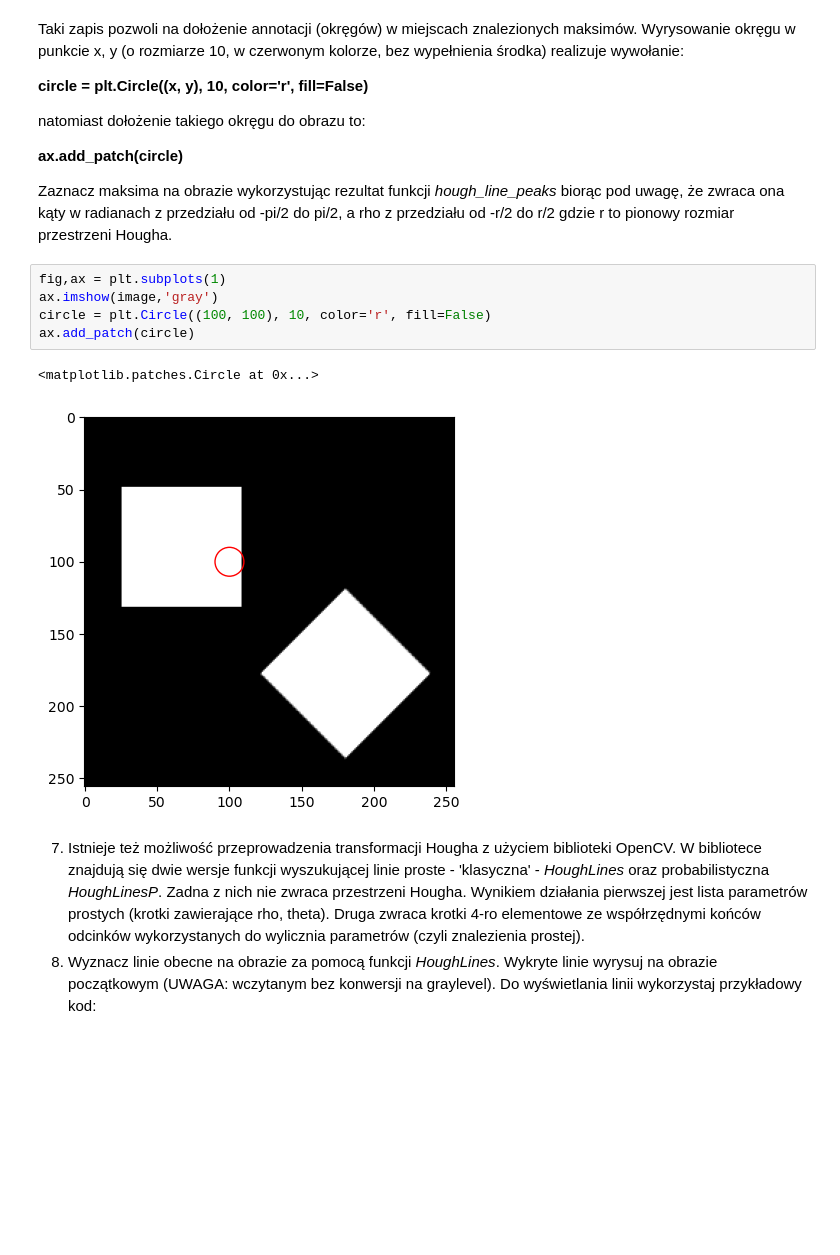
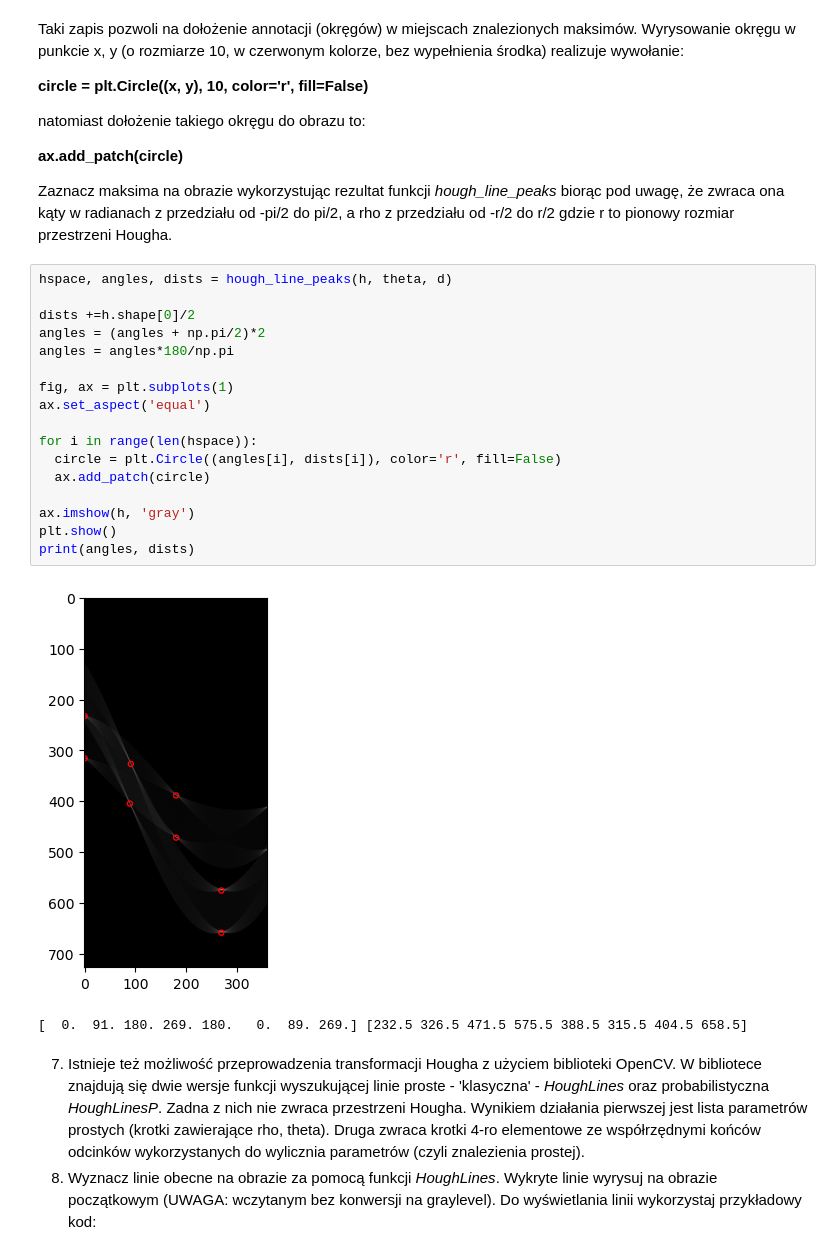
Before and after one commit to omnibus1/poc, a Jupyter notebook: lab11/11_Hough.ipynb, the cells around one changed output. Saved outputs shown, nothing was run; the diff lists cells and outputs as text; blank space fills up the shorter version.

```diff
--- a/lab11/11_Hough.ipynb
+++ b/lab11/11_Hough.ipynb
@@ -161,14 +153,26 @@ natomiast dołożenie takiego okręgu do obrazu to:
 **ax.add_patch(circle)**
 
 Zaznacz maksima na obrazie wykorzystując rezultat funkcji *hough\_line\_peaks* biorąc pod uwagę, że zwraca ona kąty w radianach z przedziału od -pi/2 do pi/2, a rho z przedziału od -r/2 do r/2 gdzie r to pionowy rozmiar przestrzeni Hougha.
-# %%
-fig,ax = plt.subplots(1)
-ax.imshow(image,'gray')
-circle = plt.Circle((100, 100), 10, color='r', fill=False)
-ax.add_patch(circle)
-# %% [output]
-<matplotlib.patches.Circle at 0x...>
-[figure, removed]
+# %%
+hspace, angles, dists = hough_line_peaks(h, theta, d)
+
+dists +=h.shape[0]/2
+angles = (angles + np.pi/2)*2
+angles = angles*180/np.pi
+
+fig, ax = plt.subplots(1)
+ax.set_aspect('equal')
+
+for i in range(len(hspace)):
+  circle = plt.Circle((angles[i], dists[i]), color='r', fill=False)
+  ax.add_patch(circle)
+
+ax.imshow(h, 'gray')
+plt.show()
+print(angles, dists)
+# %% [output]
+[figure, added]
+[  0.  91. 180. 269. 180.   0.  89. 269.] [232.5 326.5 471.5 575.5 388.5 315.5 404.5 658.5]
 # %% [markdown]
 7. Istnieje też możliwość przeprowadzenia transformacji Hougha z użyciem biblioteki OpenCV. W bibliotece znajdują się dwie wersje funkcji wyszukującej linie proste - 'klasyczna' - _HoughLines_ oraz probabilistyczna _HoughLinesP_. Zadna z nich nie zwraca przestrzeni Hougha. Wynikiem działania pierwszej jest lista parametrów prostych (krotki zawierające rho, theta). Druga zwraca krotki 4-ro elementowe ze współrzędnymi końców odcinków wykorzystanych do wylicznia parametrów (czyli znalezienia prostej).
 8. Wyznacz linie obecne na obrazie za pomocą funkcji _HoughLines_. Wykryte linie wyrysuj na obrazie początkowym (UWAGA: wczytanym bez konwersji na graylevel). Do wyświetlania linii wykorzystaj przykładowy kod:
```
Also changed, not shown: parts of 9 cells of this notebook, 3 other files.
